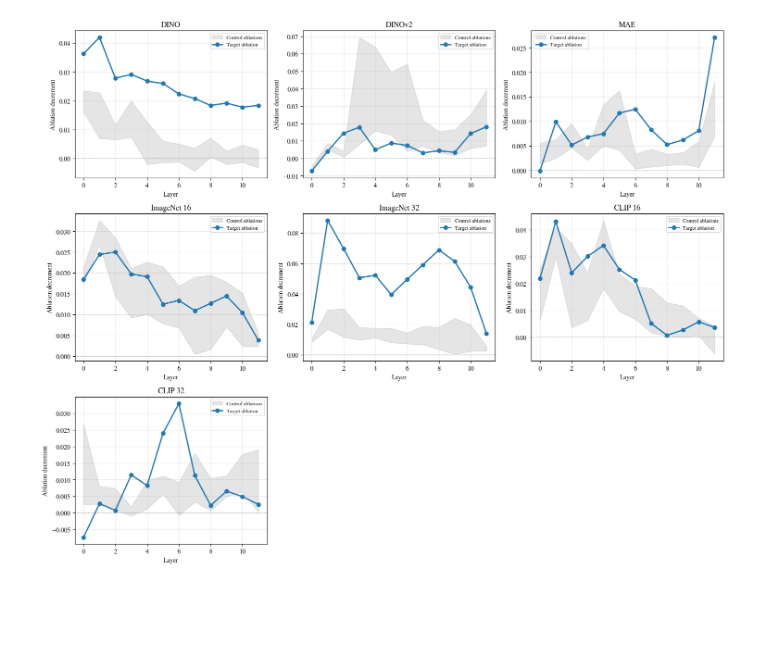
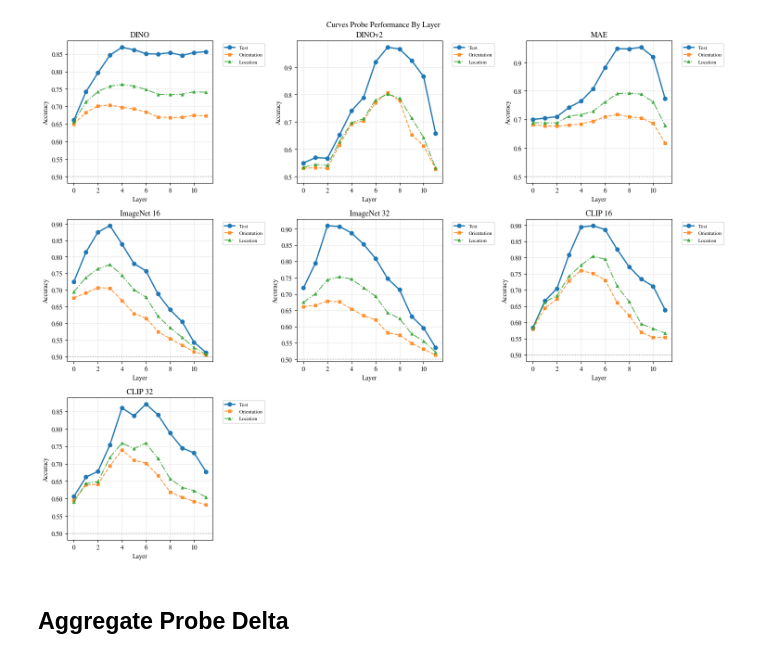
Before and after one commit to alexatartaglini/gestalt-interp, a Jupyter notebook: binding_probes/analysis/analyze_results.ipynb, the cells around one changed output. Cells and saved outputs as stored; diff of their text form; code cells hidden in the pictures; blank space fills up the shorter version.

```diff
--- a/binding_probes/analysis/analyze_results.ipynb
+++ b/binding_probes/analysis/analyze_results.ipynb
@@ -218,7 +138,8 @@ plt.show()
-# %%
-# Plot 2: Ablation decrement by layer (one subplot per model, dynamic control bands per layer)
-plot_ablation_decrement_by_layer(data=data, control_band="iqr", normalize_by=None)
-plt.show()
-# %% [output]
-[figure, removed]
+# %%
+plot_per_layer_accuracy(dataset="curves")
+plt.show()
+# %% [output]
+[figure, added]
+# %% [markdown]
+## Aggregate Probe Delta
 # %%
```
Also changed, not shown: parts of 23 cells of this notebook.
